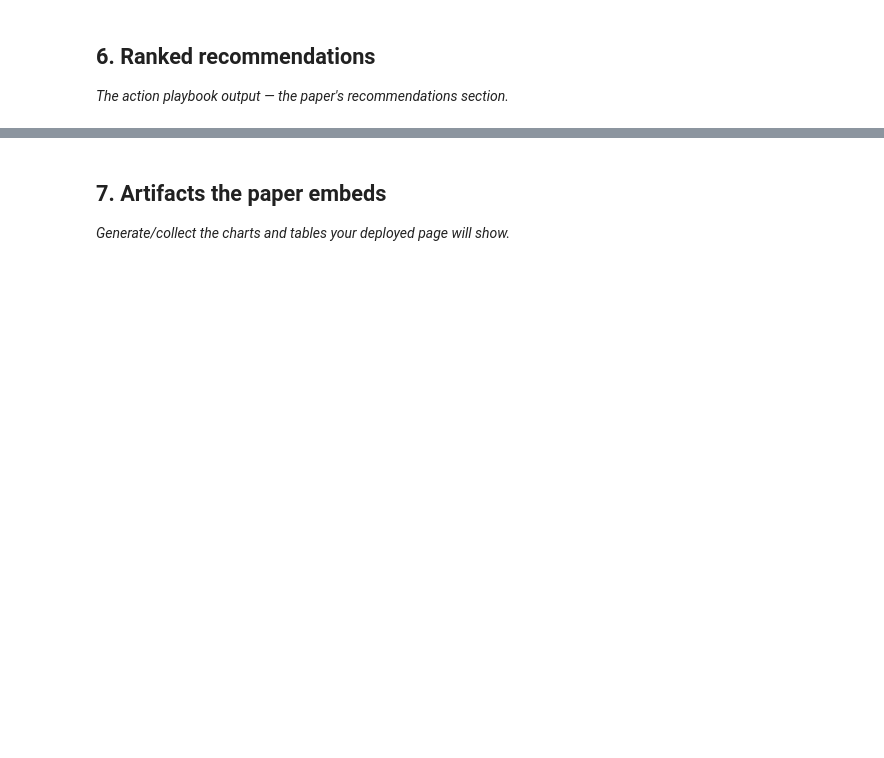
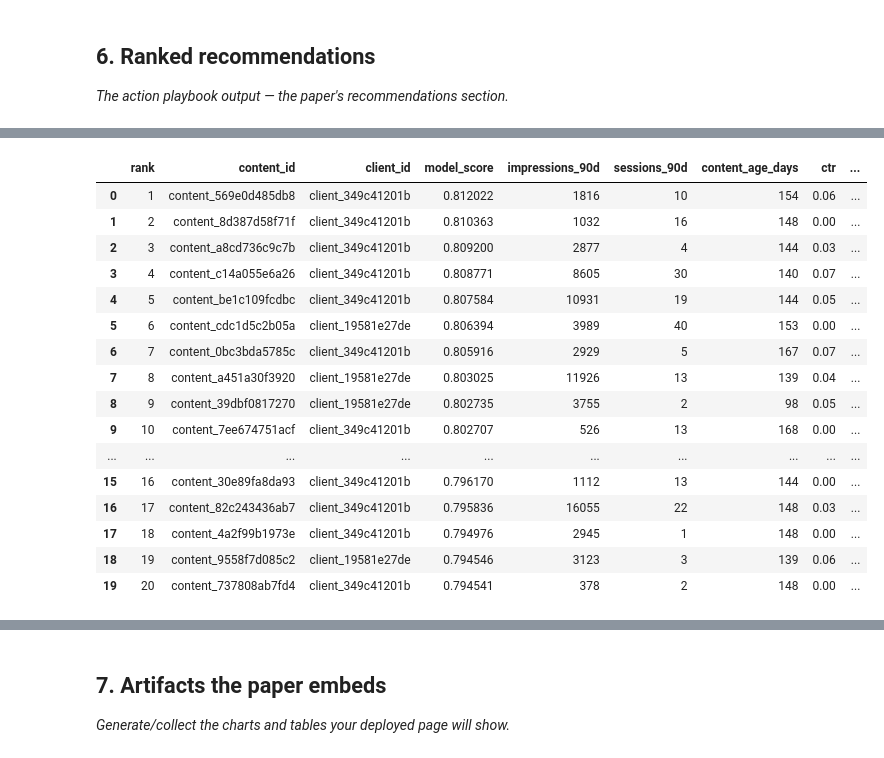
Before and after one commit to Anshikaag-28/Anshika-FlyRank-ML, a Jupyter notebook: work/notebooks/capstone.ipynb, the cells around one changed output, grey strips where cells are left out. Drawn from its saved outputs; the diff is of its cells as text; code cells hidden in the pictures; blank space fills up the shorter version.

```diff
--- a/work/notebooks/capstone.ipynb
+++ b/work/notebooks/capstone.ipynb
@@ -32,0 +462,85 @@ This skeleton is yours to fill. Work the sections **in order** — each one has
+# %%
+# Create the ranked action queue
+
+action_queue = eval_queue[
+    [
+        "rank",
+        "content_id",
+        "client_id",
+        "model_score"
+    ] + features
+].copy()
+
+n = len(action_queue)
+
+action_queue["archetype"] = np.select(
+    [
+        action_queue["rank"] <= 50,
+        action_queue["rank"] <= int(n * 0.20),
+        action_queue["rank"] <= int(n * 0.50)
+    ],
+    [
+        "HIGH_PRIORITY_OPPORTUNITY",
+        "MODERATE_OPPORTUNITY",
+        "LOW_PRIORITY_SIGNAL"
+    ],
+    default="HOLD"
+)
+
+action_queue["action"] = np.select(
+    [
+        action_queue["archetype"] ==
+        "HIGH_PRIORITY_OPPORTUNITY",
+
+        action_queue["archetype"] ==
+        "MODERATE_OPPORTUNITY",
+
+        action_queue["archetype"] ==
+        "LOW_PRIORITY_SIGNAL"
+    ],
+    [
+        "REVIEW_FOR_REFRESH",
+        "REVIEW_FOR_REFRESH",
+        "MONITOR"
+    ],
+    default="HOLD"
+)
+
+action_queue["reason_code"] = np.select(
+    [
+        action_queue["archetype"] ==
+        "HIGH_PRIORITY_OPPORTUNITY",
+
+        action_queue["archetype"] ==
+        "MODERATE_OPPORTUNITY",
+
+        action_queue["archetype"] ==
+        "LOW_PRIORITY_SIGNAL"
+    ],
+    [
+        "HIGH_MODEL_RANK",
+        "MODERATE_MODEL_RANK",
+        "LOW_MODEL_RANK"
+    ],
+    default="HOLD"
+)
+
+display(action_queue.head(20))
+# %% [output]
+|  | rank | content_id | client_id | model_score | impressions_90d | sessions_90d | content_age_days | ctr | ... |
+| 0 | 1 | content_569e0d485db8 | client_349c41201b | 0.812022 | 1816 | 10 | 154 | 0.06 | ... |
+| 1 | 2 | content_8d387d58f71f | client_349c41201b | 0.810363 | 1032 | 16 | 148 | 0.00 | ... |
+| 2 | 3 | content_a8cd736c9c7b | client_349c41201b | 0.809200 | 2877 | 4 | 144 | 0.03 | ... |
+| 3 | 4 | content_c14a055e6a26 | client_349c41201b | 0.808771 | 8605 | 30 | 140 | 0.07 | ... |
+| 4 | 5 | content_be1c109fcdbc | client_349c41201b | 0.807584 | 10931 | 19 | 144 | 0.05 | ... |
+| 5 | 6 | content_cdc1d5c2b05a | client_19581e27de | 0.806394 | 3989 | 40 | 153 | 0.00 | ... |
+| 6 | 7 | content_0bc3bda5785c | client_349c41201b | 0.805916 | 2929 | 5 | 167 | 0.07 | ... |
+| 7 | 8 | content_a451a30f3920 | client_19581e27de | 0.803025 | 11926 | 13 | 139 | 0.04 | ... |
+| 8 | 9 | content_39dbf0817270 | client_19581e27de | 0.802735 | 3755 | 2 | 98 | 0.05 | ... |
+| 9 | 10 | content_7ee674751acf | client_349c41201b | 0.802707 | 526 | 13 | 168 | 0.00 | ... |
+| ... | ... | ... | ... | ... | ... | ... | ... | ... | ... |
+| 15 | 16 | content_30e89fa8da93 | client_349c41201b | 0.796170 | 1112 | 13 | 144 | 0.00 | ... |
+| 16 | 17 | content_82c243436ab7 | client_349c41201b | 0.795836 | 16055 | 22 | 148 | 0.03 | ... |
+| 17 | 18 | content_4a2f99b1973e | client_349c41201b | 0.794976 | 2945 | 1 | 148 | 0.00 | ... |
+| 18 | 19 | content_9558f7d085c2 | client_19581e27de | 0.794546 | 3123 | 3 | 139 | 0.06 | ... |
+| 19 | 20 | content_737808ab7fd4 | client_349c41201b | 0.794541 | 378 | 2 | 148 | 0.00 | ... |
```
Also changed, not shown: parts of 36 cells of this notebook.
